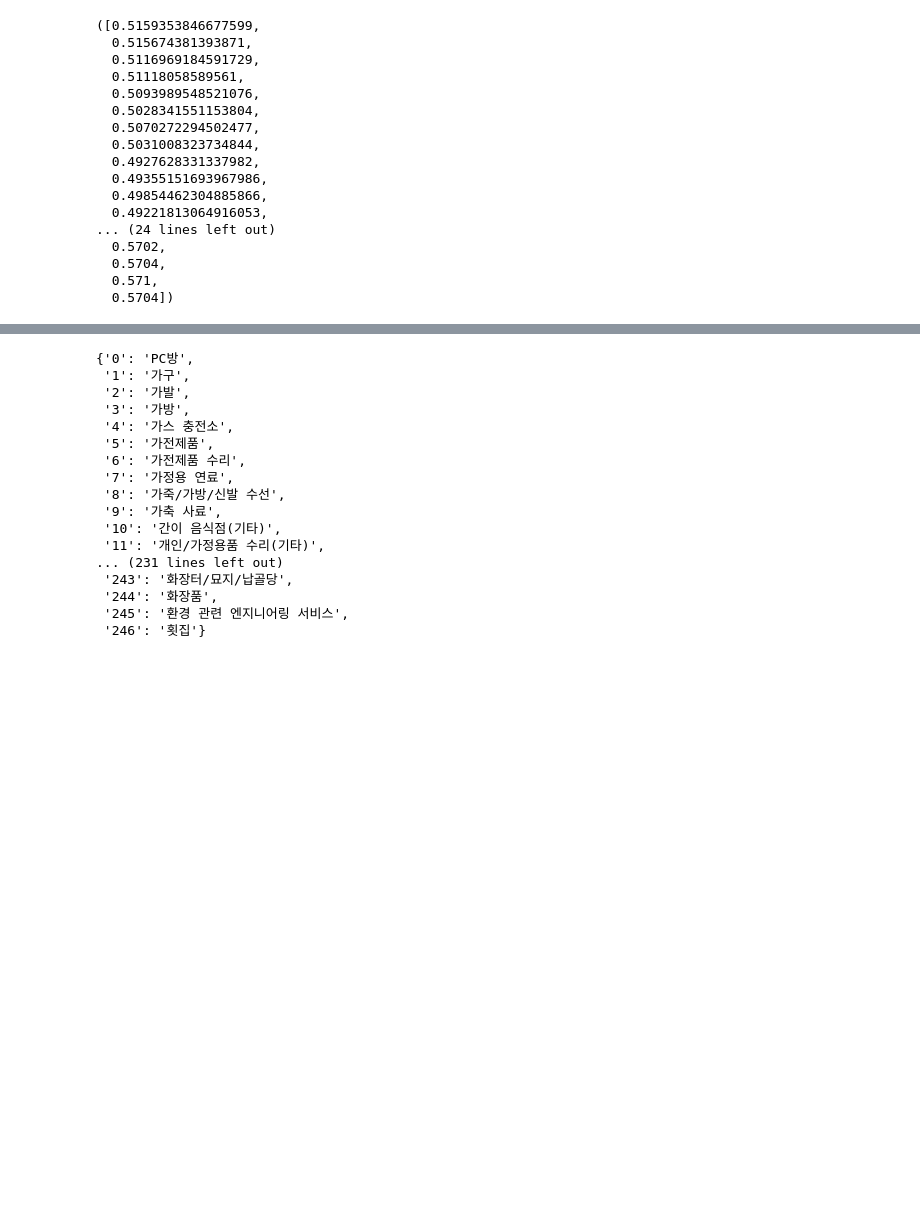
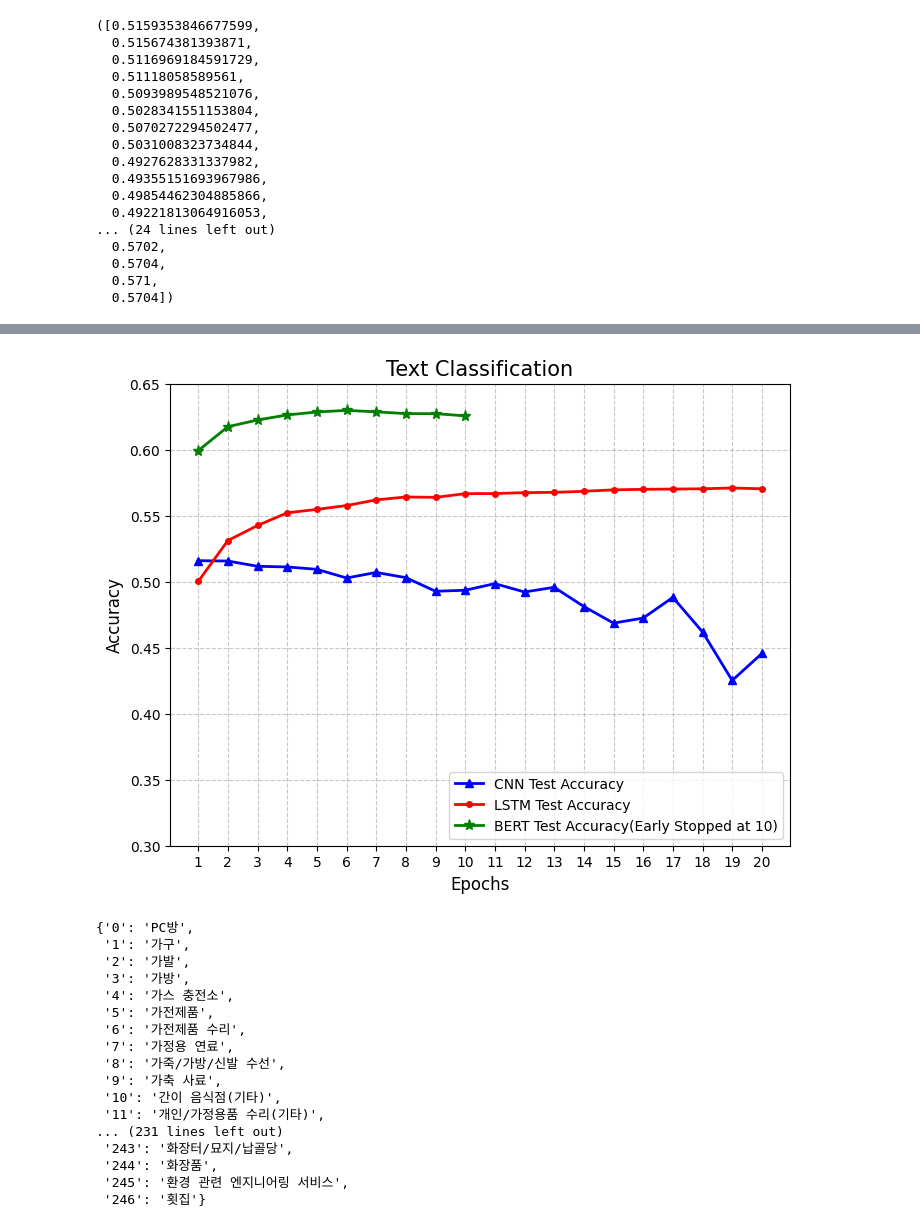
Before and after one commit to hojin3777/CustomNameClassifier, a Jupyter notebook: lagacy_code/train_1dcnn.ipynb, the cells around one changed output, grey strips where cells are left out. Cells and saved outputs as stored; diff of their text form; code cells hidden in the pictures; blank space fills up the shorter version.

```diff
--- a/lagacy_code/train_1dcnn.ipynb
+++ b/lagacy_code/train_1dcnn.ipynb
@@ -597,0 +602,3 @@ plt.show()
+# %%
+history_bert = pickle.load(open('C:/code/saved_model/bert-kor-base2505042240/bert-kor-base2505042240_history.pkl', 'rb'))
+history_bert['val_acc']
@@ -598,3 +616,20 @@ plt.show()
+# %%
+plt.figure(figsize=(8, 6))
+plt.plot(history_cnn["test_acc"], 'b^-', label='CNN Test Accuracy', linewidth=2, markersize=6)
+plt.plot(history_lstm["test_acc"], 'r.-', label='LSTM Test Accuracy', linewidth=2, markersize=8)
+plt.plot(history_bert['val_acc'], 'g*-', label='BERT Test Accuracy(Early Stopped at 10)', linewidth=2, markersize=8)
+
+plt.title('Text Classification', fontsize=15)
+plt.xlabel('Epochs', fontsize=12)
+plt.ylabel('Accuracy', fontsize=12)
+
+plt.grid(True, linestyle='--', alpha=0.7)
+plt.xticks(range(20),range(1,21))
+plt.ylim(0.3, 0.65)
+plt.legend(loc='lower right', fontsize=10, frameon=True)
+plt.show()
+# %% [output]
+[figure, added]
 # %%
 labels = pickle.load(open('./processed_data/category_mapping.pkl', 'rb'))
 labels = {v: k for k, v in labels.items()}
```
Also changed, not shown: parts of 3 cells of this notebook.
